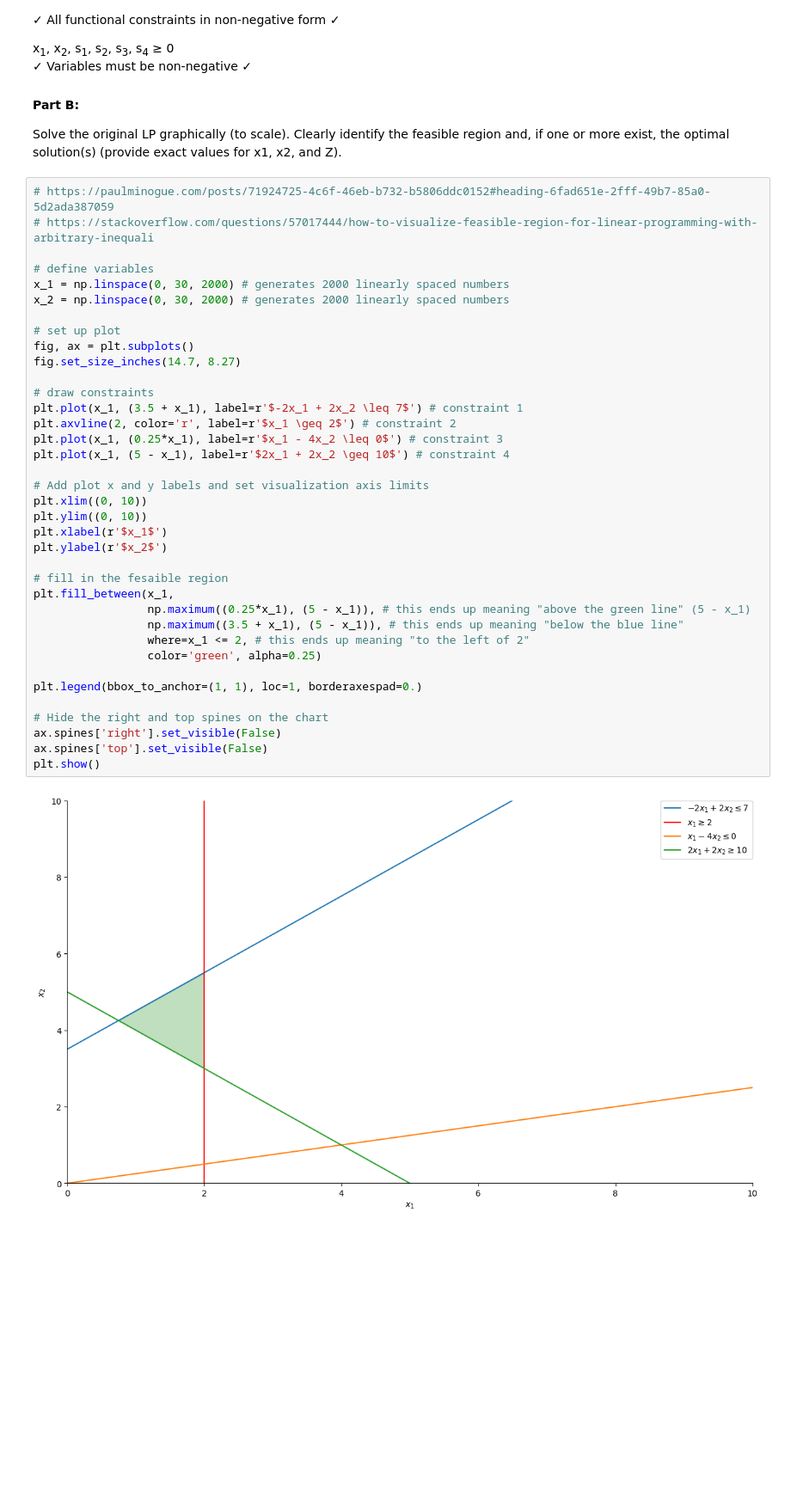
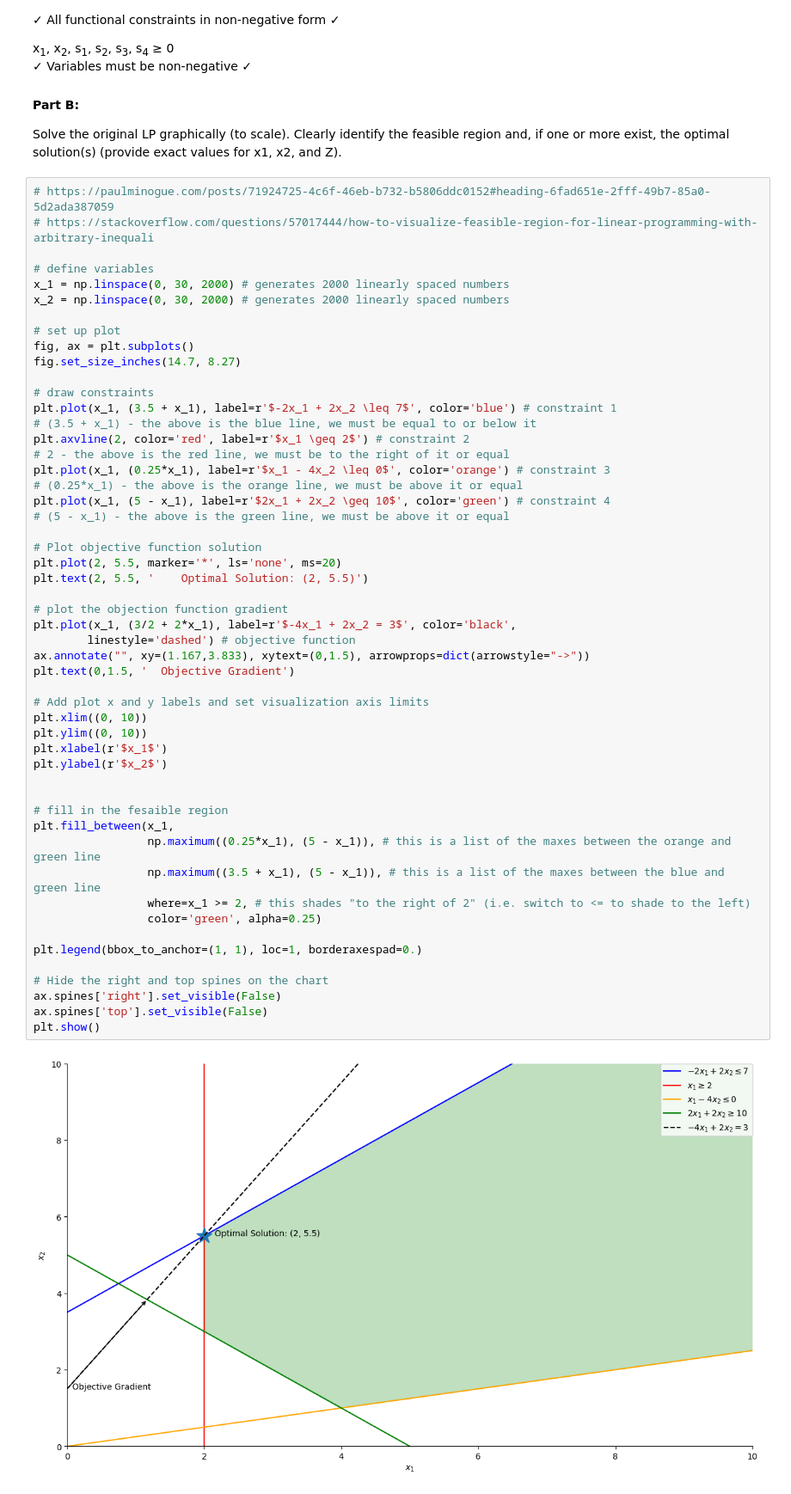
Before and after one commit to robords/basic_linear_programming, a Jupyter notebook: Homework_Assignment_1_Decision_Analysis_and_Formulation_and_Solving_LPs.ipynb, the cells around one changed output. Shown: that part at 86% size. Drawn from its saved outputs; the diff is of its cells as text; blank space fills up the shorter version.

Commit message:
finished visual

```diff
--- a/Homework_Assignment_1_Decision_Analysis_and_Formulation_and_Solving_LPs.ipynb
+++ b/Homework_Assignment_1_Decision_Analysis_and_Formulation_and_Solving_LPs.ipynb
@@ -132,38 +132,53 @@ more exist, the optimal solution(s) (provide exact values for x1, x2, and Z).
 # https://paulminogue.com/posts/71924725-4c6f-46eb-b732-b5806ddc0152#heading-6fad651e-2fff-49b7-85a0-5d2ada387059
 # https://stackoverflow.com/questions/57017444/how-to-visualize-feasible-region-for-linear-programming-with-arbitrary-inequali
 
 # define variables
 x_1 = np.linspace(0, 30, 2000) # generates 2000 linearly spaced numbers
 x_2 = np.linspace(0, 30, 2000) # generates 2000 linearly spaced numbers
 
 # set up plot
 fig, ax = plt.subplots()
 fig.set_size_inches(14.7, 8.27)
 
 # draw constraints
-plt.plot(x_1, (3.5 + x_1), label=r'$-2x_1 + 2x_2 \leq 7$') # constraint 1
-plt.axvline(2, color='r', label=r'$x_1 \geq 2$') # constraint 2
-plt.plot(x_1, (0.25*x_1), label=r'$x_1 - 4x_2 \leq 0$') # constraint 3
-plt.plot(x_1, (5 - x_1), label=r'$2x_1 + 2x_2 \geq 10$') # constraint 4
+plt.plot(x_1, (3.5 + x_1), label=r'$-2x_1 + 2x_2 \leq 7$', color='blue') # constraint 1
+# (3.5 + x_1) - the above is the blue line, we must be equal to or below it
+plt.axvline(2, color='red', label=r'$x_1 \geq 2$') # constraint 2
+# 2 - the above is the red line, we must be to the right of it or equal
+plt.plot(x_1, (0.25*x_1), label=r'$x_1 - 4x_2 \leq 0$', color='orange') # constraint 3
+# (0.25*x_1) - the above is the orange line, we must be above it or equal
+plt.plot(x_1, (5 - x_1), label=r'$2x_1 + 2x_2 \geq 10$', color='green') # constraint 4
+# (5 - x_1) - the above is the green line, we must be above it or equal
+
+# Plot objective function solution
+plt.plot(2, 5.5, marker='*', ls='none', ms=20)
+plt.text(2, 5.5, '    Optimal Solution: (2, 5.5)')
+
+# plot the objection function gradient
+plt.plot(x_1, (3/2 + 2*x_1), label=r'$-4x_1 + 2x_2 = 3$', color='black',
+        linestyle='dashed') # objective function
+ax.annotate("", xy=(1.167,3.833), xytext=(0,1.5), arrowprops=dict(arrowstyle="->"))
+plt.text(0,1.5, '  Objective Gradient')
 
 # Add plot x and y labels and set visualization axis limits
 plt.xlim((0, 10))
 plt.ylim((0, 10))
 plt.xlabel(r'$x_1$')
 plt.ylabel(r'$x_2$')
 
+
 # fill in the fesaible region
 plt.fill_between(x_1,
-                 np.maximum((0.25*x_1), (5 - x_1)), # this ends up meaning "above the green line" (5 - x_1)
-                 np.maximum((3.5 + x_1), (5 - x_1)), # this ends up meaning "below the blue line"
-                 where=x_1 <= 2, # this ends up meaning "to the left of 2"
+                 np.maximum((0.25*x_1), (5 - x_1)), # this is a list of the maxes between the orange and green line
+                 np.maximum((3.5 + x_1), (5 - x_1)), # this is a list of the maxes between the blue and green line
+                 where=x_1 >= 2, # this shades "to the right of 2" (i.e. switch to <= to shade to the left)
                  color='green', alpha=0.25)
 
 plt.legend(bbox_to_anchor=(1, 1), loc=1, borderaxespad=0.)
 
 # Hide the right and top spines on the chart
 ax.spines['right'].set_visible(False)
 ax.spines['top'].set_visible(False)
 plt.show()
 # %% [output]
-[figure, old version]
+[figure, new version]
```
Also changed, not shown: parts of 1 cell of this notebook.
